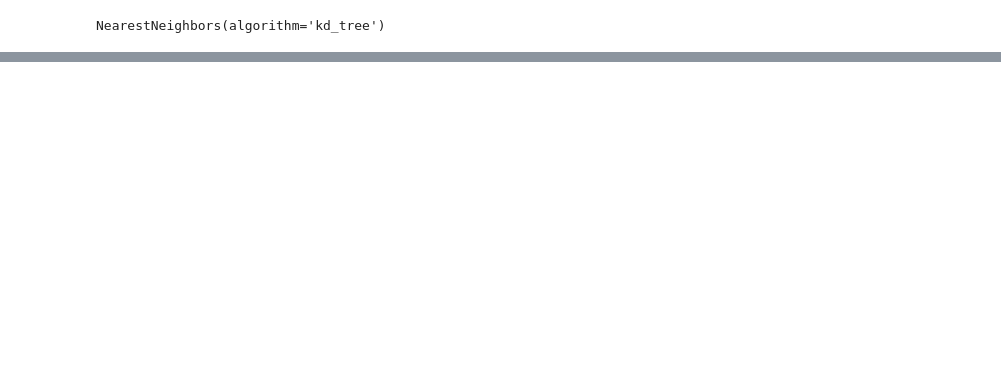
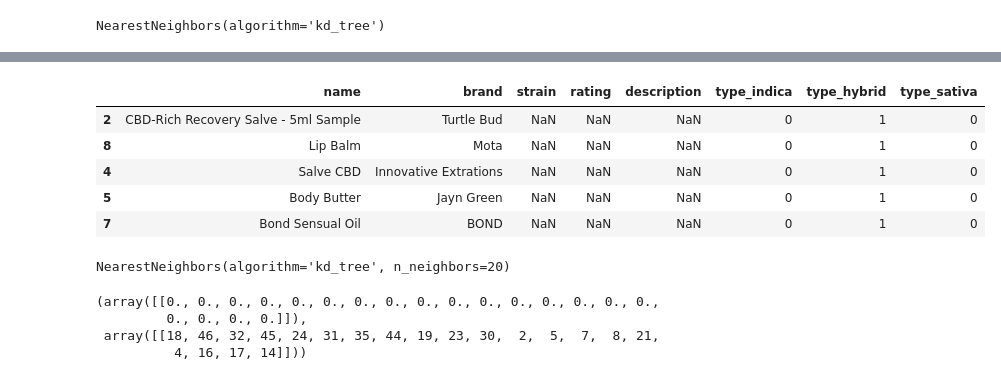
Before and after one commit to Indrejue/DS_20_and_21_TT9, a Jupyter notebook: Antony_ML_model.ipynb, the cells around one changed output, grey strips where cells are left out. Saved outputs shown, nothing was run; the diff lists cells and outputs as text; code cells hidden in the pictures; blank space fills up the shorter version.

```diff
--- a/Antony_ML_model.ipynb
+++ b/Antony_ML_model.ipynb
@@ -53,3 +61,7 @@ nn = NearestNeighbors(n_neighbors = 5, algorithm = 'kd_tree')
 nn.fit(weed_data)
 # %% [output]
 NearestNeighbors(algorithm='kd_tree')
+# %%
+out = nn.kneighbors([weed_data.iloc[35].values])
+# %%
+indexs = out[1].flat[0:5].tolist()
@@ -55,0 +81,15 @@ NearestNeighbors(algorithm='kd_tree')
+# %%
+weed_target.iloc[indexs]
+# %% [output]
+|  | name | brand | strain | rating | description | type_indica | type_hybrid | type_sativa |
+| 2 | CBD-Rich Recovery Salve - 5ml Sample | Turtle Bud | NaN | NaN | NaN | 0 | 1 | 0 |
+| 8 | Lip Balm | Mota | NaN | NaN | NaN | 0 | 1 | 0 |
+| 4 | Salve CBD | Innovative Extrations | NaN | NaN | NaN | 0 | 1 | 0 |
+| 5 | Body Butter | Jayn Green | NaN | NaN | NaN | 0 | 1 | 0 |
+| 7 | Bond Sensual Oil | BOND | NaN | NaN | NaN | 0 | 1 | 0 |
+# %%
+nn2 = NearestNeighbors(n_neighbors = 20, algorithm = 'kd_tree')
+
+nn2.fit(weed_data)
+# %% [output]
+NearestNeighbors(algorithm='kd_tree', n_neighbors=20)
@@ -55,0 +98,7 @@ NearestNeighbors(algorithm='kd_tree')
+# %%
+out2
+# %% [output]
+(array([[0., 0., 0., 0., 0., 0., 0., 0., 0., 0., 0., 0., 0., 0., 0., 0.,
+         0., 0., 0., 0.]]),
+ array([[18, 46, 32, 45, 24, 31, 35, 44, 19, 23, 30,  2,  5,  7,  8, 21,
+          4, 16, 17, 14]]))
```
Also changed, not shown: parts of 11 cells of this notebook.
